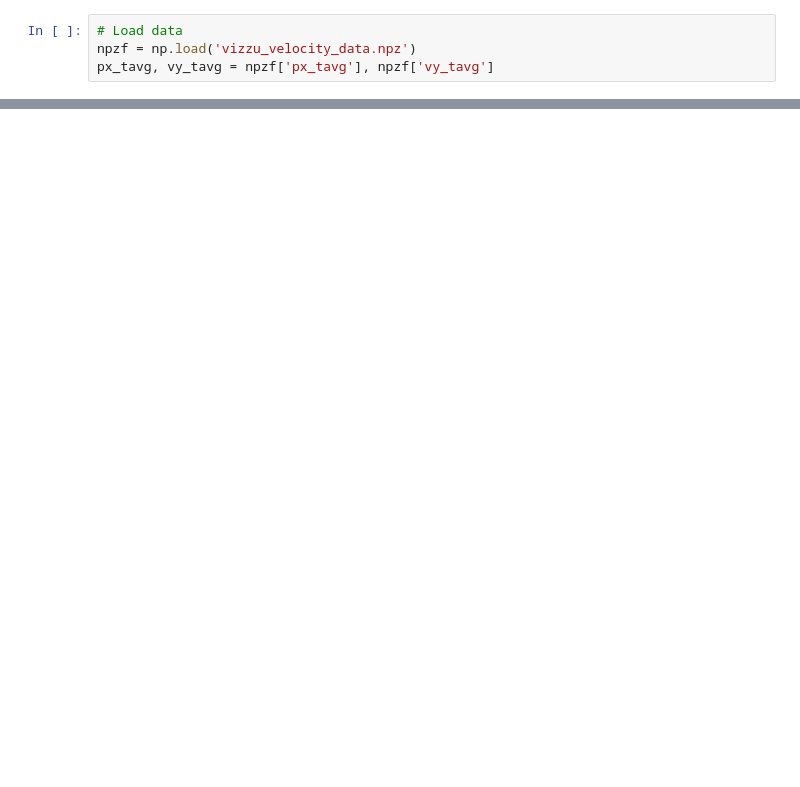
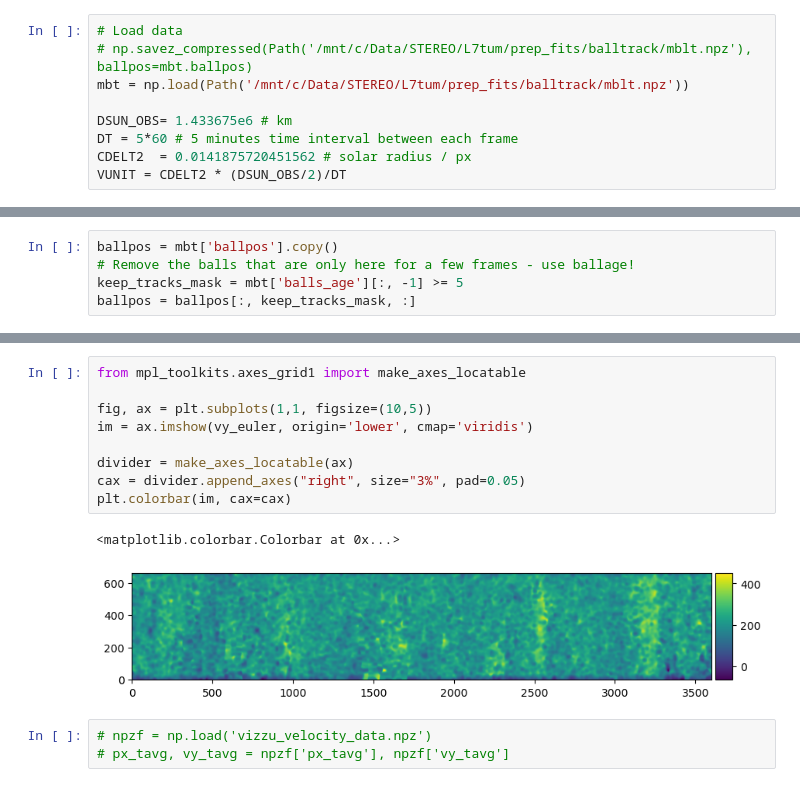
Before and after one commit to WaaallEEE/stereo_solar_flow_tracking, a Jupyter notebook: notebooks/vizzu_vel.ipynb, the cells around one changed output, grey strips where cells are left out. Saved outputs shown, nothing was run; the diff lists cells and outputs as text; blank space fills up the shorter version.

```diff
--- a/notebooks/vizzu_vel.ipynb
+++ b/notebooks/vizzu_vel.ipynb
@@ -7,4 +10,9 @@ from ipyvizzustory import Story, Slide, Step
 # %%
 # Load data
-npzf = np.load('vizzu_velocity_data.npz')
-px_tavg, vy_tavg = npzf['px_tavg'], npzf['vy_tavg']
+# np.savez_compressed(Path('/mnt/c/Data/STEREO/L7tum/prep_fits/balltrack/mblt.npz'), ballpos=mbt.ballpos)
+mbt = np.load(Path('/mnt/c/Data/STEREO/L7tum/prep_fits/balltrack/mblt.npz'))
+
+DSUN_OBS= 1.433675e6 # km
+DT = 5*60 # 5 minutes time interval between each frame
+CDELT2  = 0.0141875720451562 # solar radius / px
+VUNIT = CDELT2 * (DSUN_OBS/2)/DT
@@ -23,0 +19,5 @@ deg_bins_str = [str(deg)+ u'\N{DEGREE SIGN}' for deg in deg_bins.astype(int)]
+# %%
+ballpos = mbt['ballpos'].copy()
+# Remove the balls that are only here for a few frames - use ballage!
+keep_tracks_mask = mbt['balls_age'][:, -1] >= 5
+ballpos = ballpos[:, keep_tracks_mask, :]
@@ -23,0 +77,15 @@ deg_bins_str = [str(deg)+ u'\N{DEGREE SIGN}' for deg in deg_bins.astype(int)]
+# %%
+from mpl_toolkits.axes_grid1 import make_axes_locatable
+
+fig, ax = plt.subplots(1,1, figsize=(10,5))
+im = ax.imshow(vy_euler, origin='lower', cmap='viridis')
+
+divider = make_axes_locatable(ax)
+cax = divider.append_axes("right", size="3%", pad=0.05)
+plt.colorbar(im, cax=cax)
+# %% [output]
+<matplotlib.colorbar.Colorbar at 0x...>
+[figure, added]
+# %%
+# npzf = np.load('vizzu_velocity_data.npz')
+# px_tavg, vy_tavg = npzf['px_tavg'], npzf['vy_tavg']
```
Also changed, not shown: parts of 11 cells of this notebook, 3 other files.
